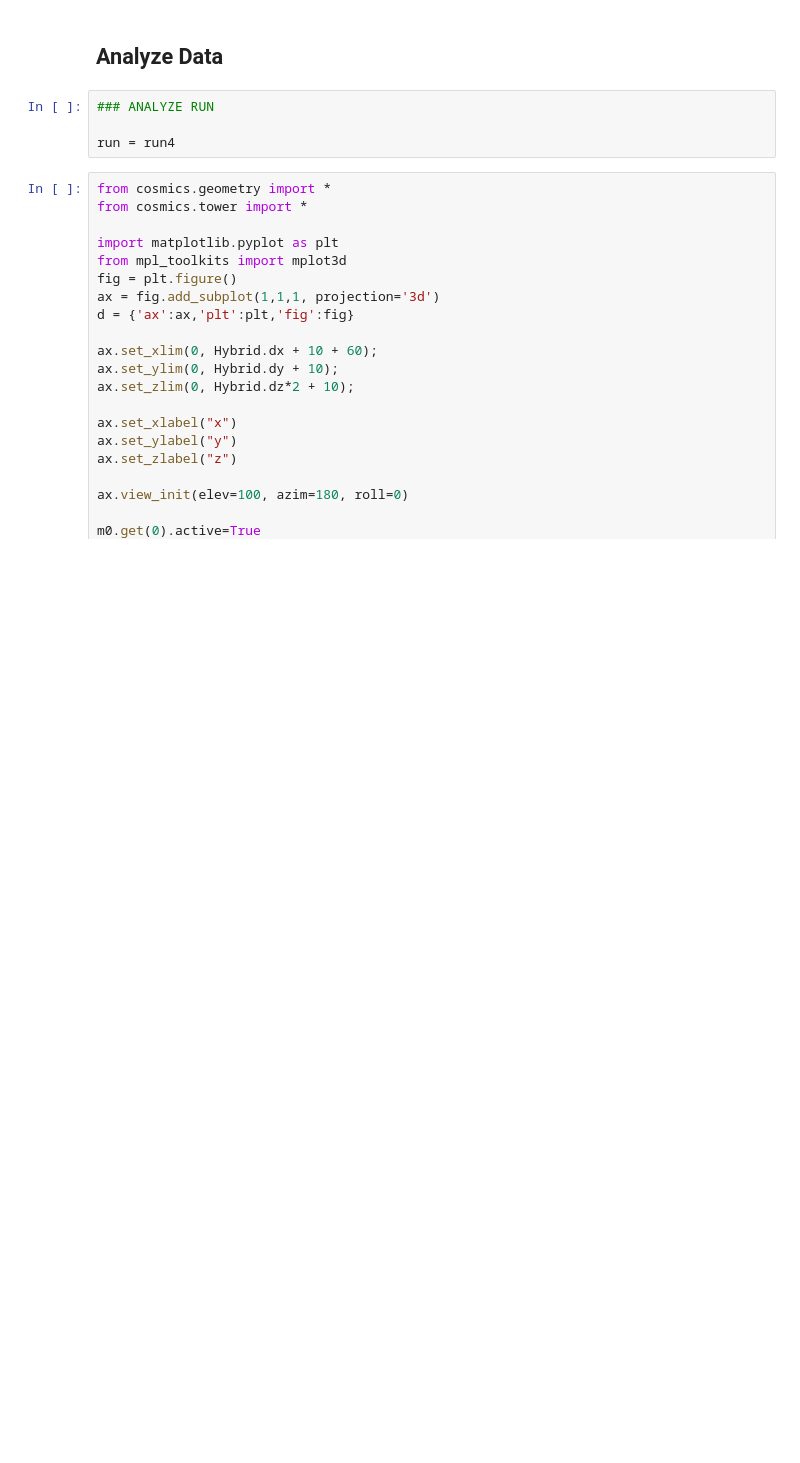
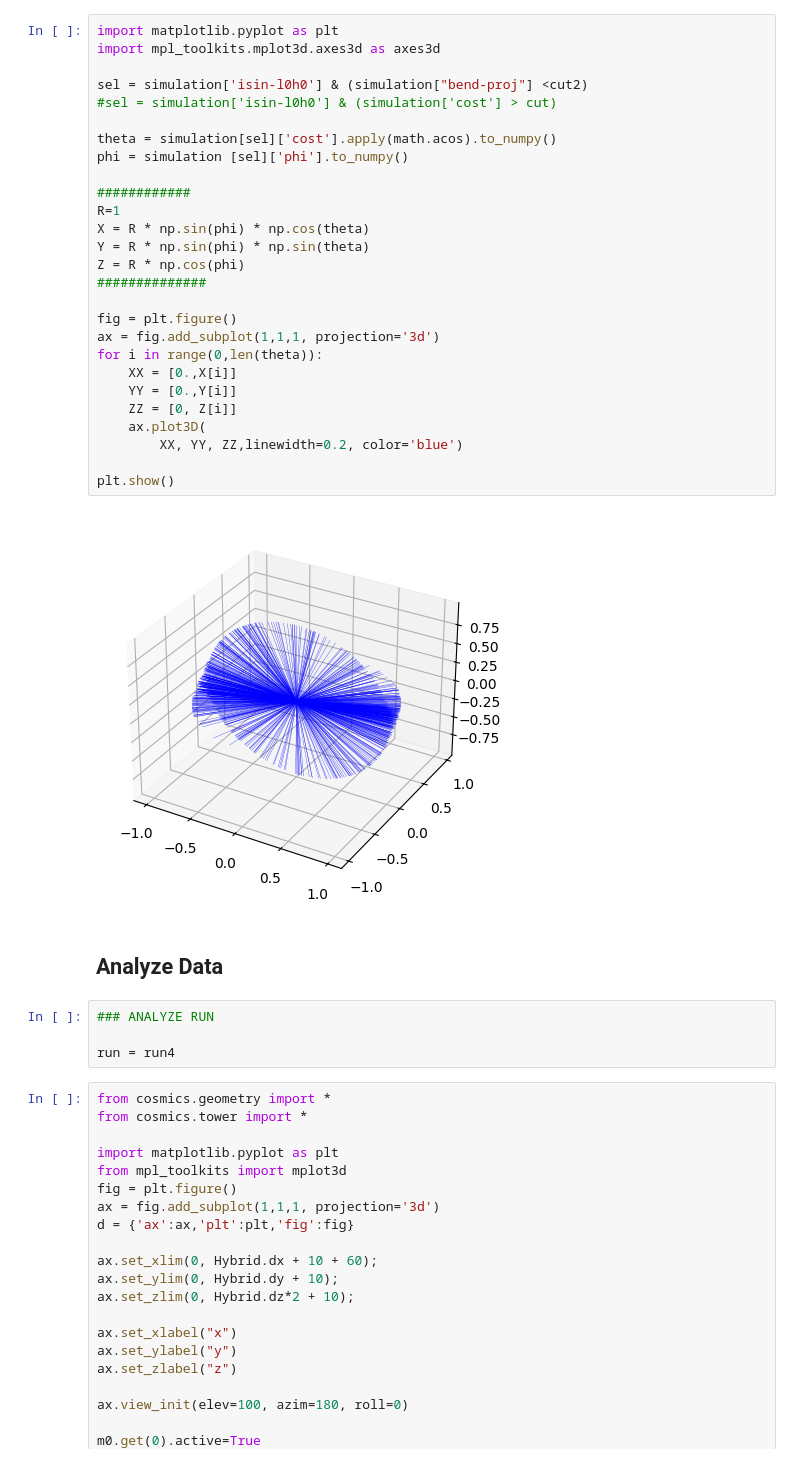
Before and after one commit to amarini/CosmicModuleTest, a Jupyter notebook: plot_simulation.ipynb, the cells around one changed output. Cells and saved outputs as stored; diff of their text form; blank space fills up the shorter version.

```diff
--- a/plot_simulation.ipynb
+++ b/plot_simulation.ipynb
@@ -102,3 +121,32 @@ simulation[ simulation['isin-hyb0'] ]['bend-proj'].hist(bins=np.arange(-0,0.1,0.
+# %%
+import matplotlib.pyplot as plt
+import mpl_toolkits.mplot3d.axes3d as axes3d
+
+sel = simulation['isin-l0h0'] & (simulation["bend-proj"] <cut2)
+#sel = simulation['isin-l0h0'] & (simulation['cost'] > cut)
+
+theta = simulation[sel]['cost'].apply(math.acos).to_numpy()
+phi = simulation [sel]['phi'].to_numpy()
+
+############
+R=1
+X = R * np.sin(phi) * np.cos(theta)
+Y = R * np.sin(phi) * np.sin(theta)
+Z = R * np.cos(phi)
+##############
+
+fig = plt.figure()
+ax = fig.add_subplot(1,1,1, projection='3d')
+for i in range(0,len(theta)):
+    XX = [0.,X[i]]
+    YY = [0.,Y[i]]
+    ZZ = [0, Z[i]]
+    ax.plot3D(
+        XX, YY, ZZ,linewidth=0.2, color='blue')
+
+plt.show()
+# %% [output]
+[figure, added]
 # %% [markdown]
 ## Analyze Data
 # %%
```
Also changed, not shown: parts of 6 cells of this notebook, 3 other files.
